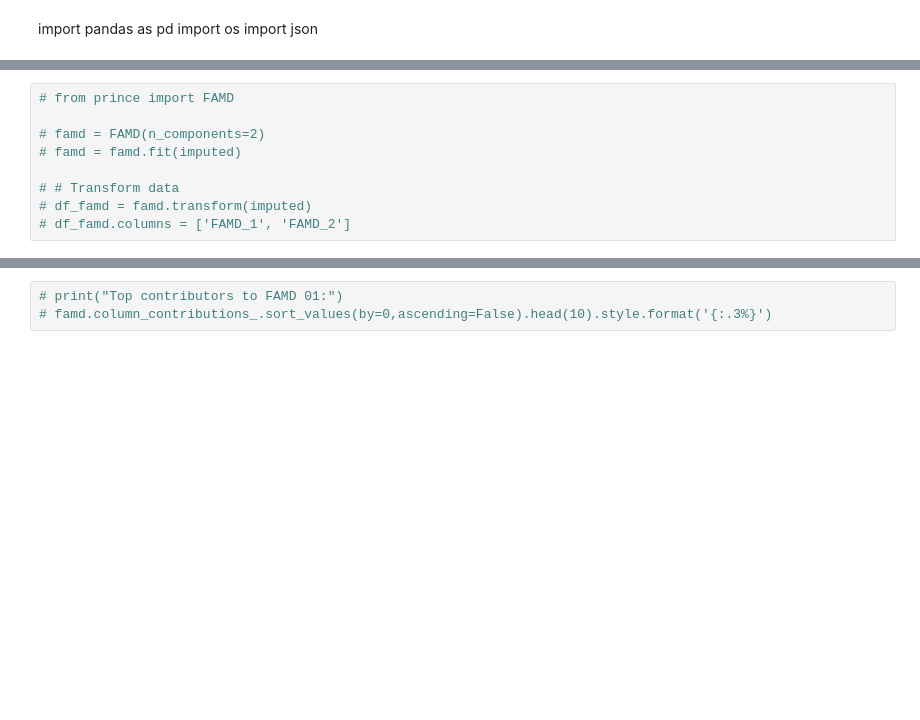
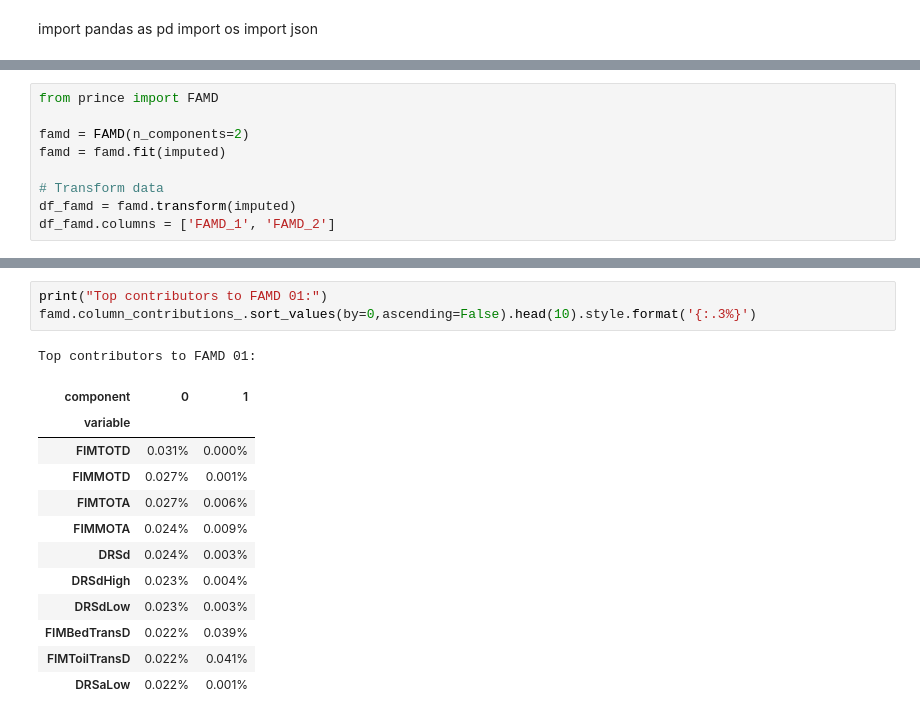
Before and after one commit to olsenben/PREDDICT-SPAULDING, a Jupyter notebook: notebooks/02_FAMD_form_1_imputed.ipynb, the cells around one changed output, grey strips where cells are left out. Cells and saved outputs as stored; diff of their text form; blank space fills up the shorter version.

```diff
--- a/notebooks/02_FAMD_form_1_imputed.ipynb
+++ b/notebooks/02_FAMD_form_1_imputed.ipynb
@@ -56,10 +58,10 @@ print(imputed.shape)
 # %%
-# from prince import FAMD
+from prince import FAMD
 
-# famd = FAMD(n_components=2)
-# famd = famd.fit(imputed)
+famd = FAMD(n_components=2)
+famd = famd.fit(imputed)
 
-# # Transform data
-# df_famd = famd.transform(imputed)
-# df_famd.columns = ['FAMD_1', 'FAMD_2']
+# Transform data
+df_famd = famd.transform(imputed)
+df_famd.columns = ['FAMD_1', 'FAMD_2']
 # %%
@@ -84,4 +88,18 @@ print(imputed.shape)
 # %%
-# print("Top contributors to FAMD 01:")
-# famd.column_contributions_.sort_values(by=0,ascending=False).head(10).style.format('{:.3%}')
+print("Top contributors to FAMD 01:")
+famd.column_contributions_.sort_values(by=0,ascending=False).head(10).style.format('{:.3%}')
+# %% [output]
+Top contributors to FAMD 01:
+| component | 0 | 1 |
+| variable |  |  |
+| FIMTOTD | 0.031% | 0.000% |
+| FIMMOTD | 0.027% | 0.001% |
+| FIMTOTA | 0.027% | 0.006% |
+| FIMMOTA | 0.024% | 0.009% |
+| DRSd | 0.024% | 0.003% |
+| DRSdHigh | 0.023% | 0.004% |
+| DRSdLow | 0.023% | 0.003% |
+| FIMBedTransD | 0.022% | 0.039% |
+| FIMToilTransD | 0.022% | 0.041% |
+| DRSaLow | 0.022% | 0.001% |
 # %%
```
Also changed, not shown: parts of 5 cells of this notebook, 5 other files.
